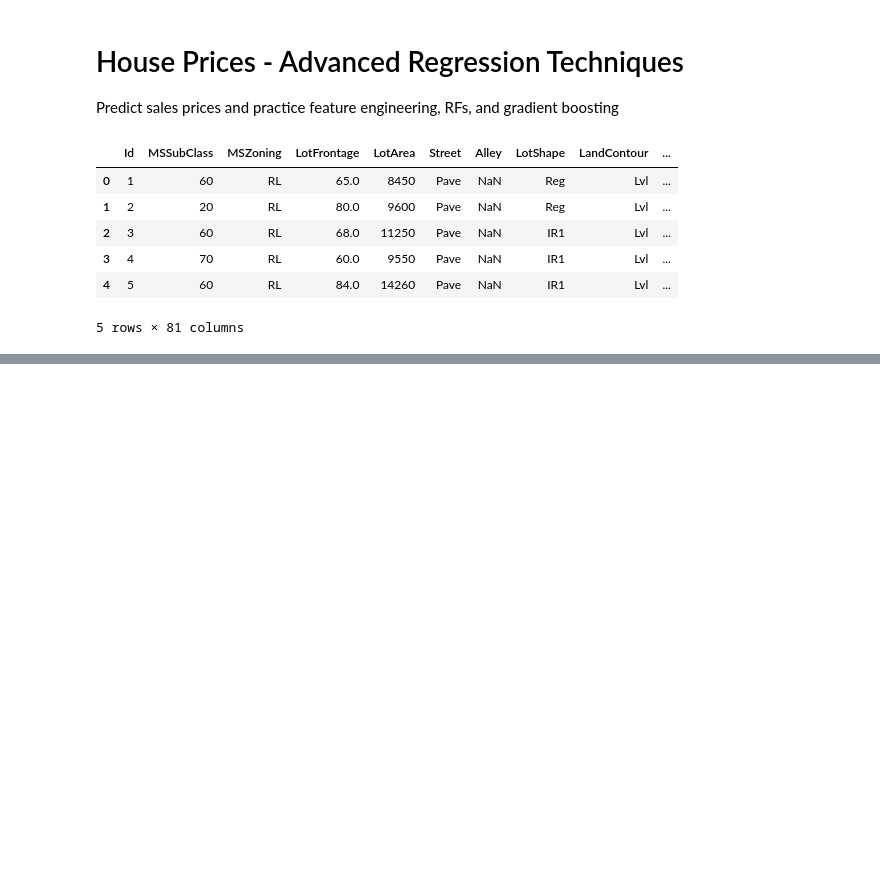
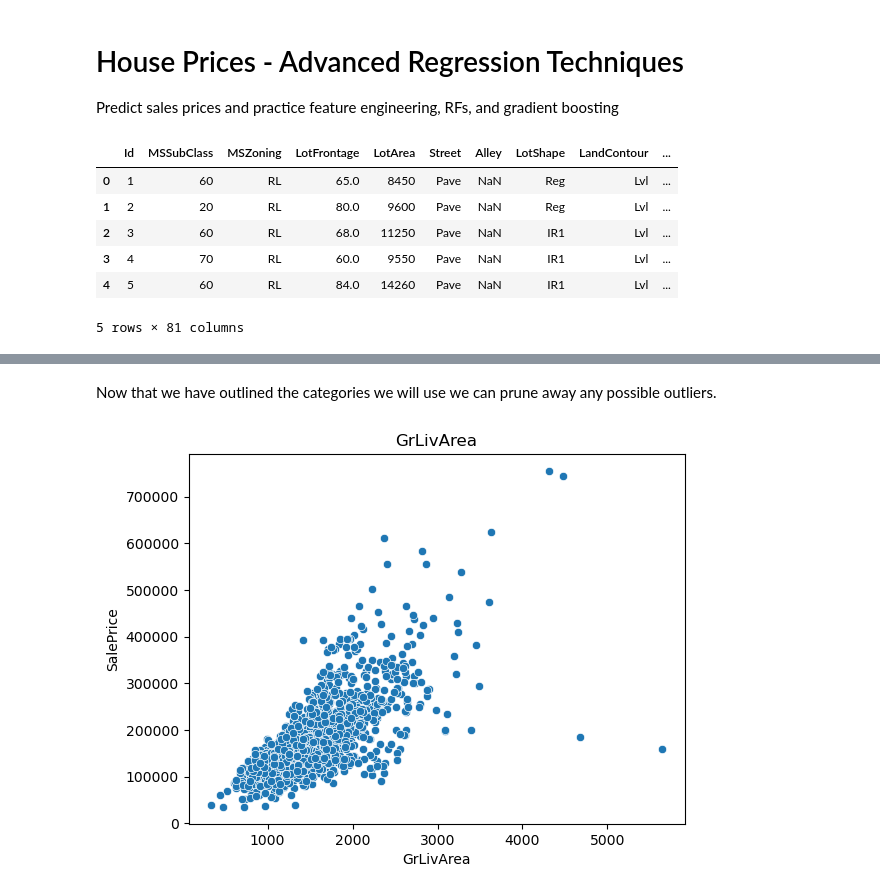
Before and after one commit to danielvasilevko/DataSci_Projects, a Jupyter notebook: Kaggle_Housing Price/Kaggle_Housing_price.ipynb, the cells around one changed output, grey strips where cells are left out. Saved outputs shown, nothing was run; the diff lists cells and outputs as text; code cells hidden in the pictures; blank space fills up the shorter version.

```diff
--- a/Kaggle_Housing Price/Kaggle_Housing_price.ipynb
+++ b/Kaggle_Housing Price/Kaggle_Housing_price.ipynb
@@ -53,0 +68,10 @@ plt.show()
+# %% [markdown]
+Now that we have outlined the categories we will use we can prune away any possible outliers.
+# %%
+sns.scatterplot(data=train_data, x='GrLivArea', y='SalePrice')
+plt.title('GrLivArea')
+plt.show()
+
+train_data = train_data.drop(train_data[(train_data['GrLivArea']>4000) & (train_data['SalePrice']<300000)].index)
+# %% [output]
+[figure, added]
```
Also changed, not shown: parts of 15 cells of this notebook, 1 other file.
